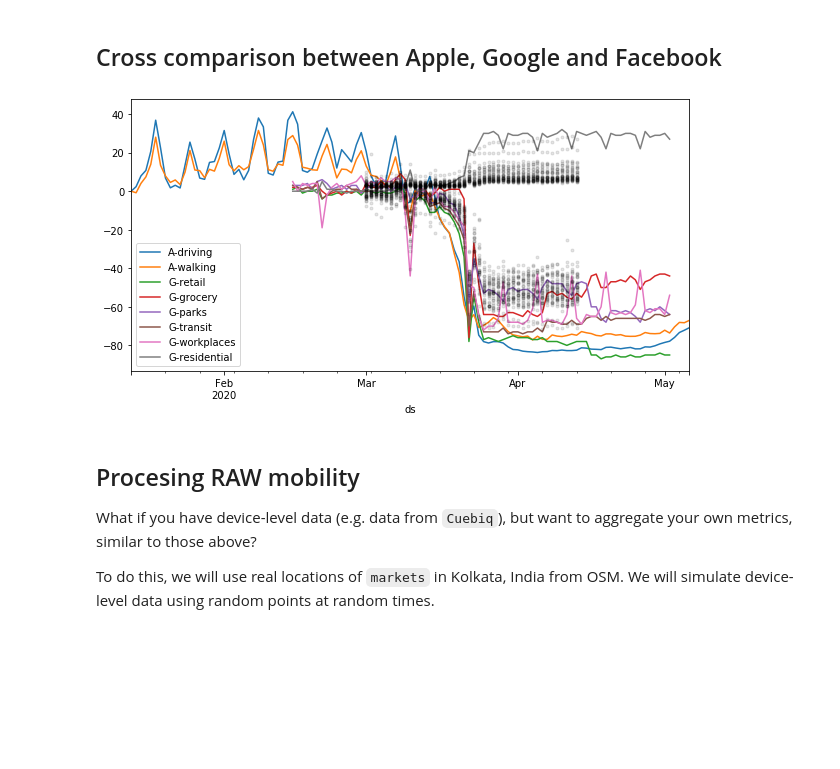
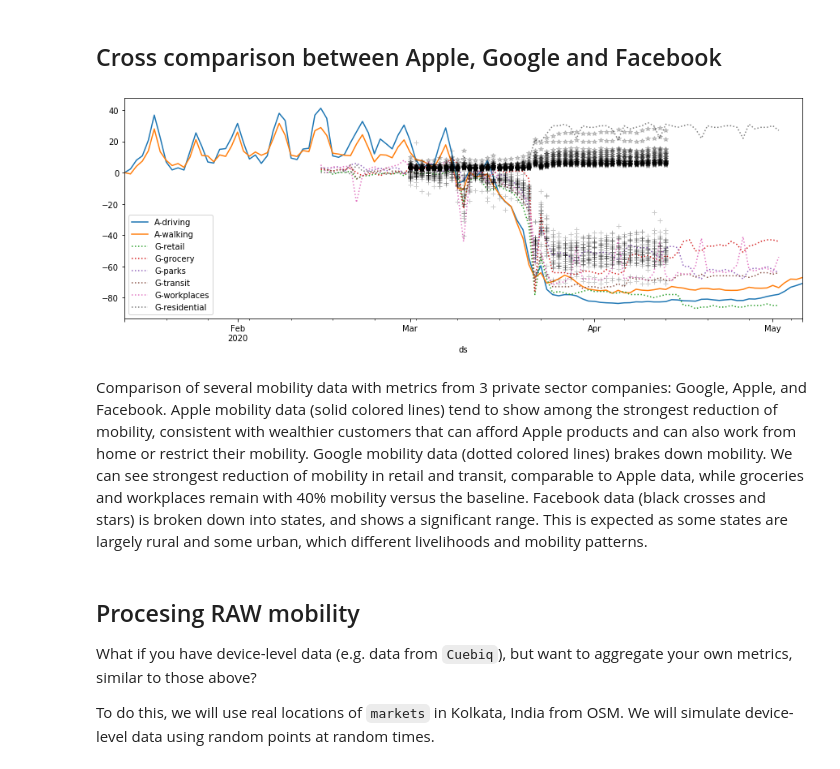
Before and after one commit to datapartnership/covid-19, a Jupyter notebook: Mobility metrics-India.ipynb, the cells around one changed output. Saved outputs shown, nothing was run; the diff lists cells and outputs as text; code cells hidden in the pictures; blank space fills up the shorter version.

```diff
--- a/Mobility metrics-India.ipynb
+++ b/Mobility metrics-India.ipynb
@@ -263,12 +263,14 @@ plt.show()
 # %% [markdown]
 ## Cross comparison between Apple, Google and Facebook
 # %%
-ax = (apple_mov-100).plot(figsize=(10, 5))
-(google_mov).plot(ax=ax)
-(mov*100).groupby('polygon_name')['r_tile'].plot(ax=ax,marker='.', linestyle='',color='black',alpha=0.1);
-(mov*100).groupby('polygon_name')['r_tiles'].plot(ax=ax,marker='.', linestyle='',color='black',alpha=0.1);
+ax = (apple_mov-100).plot(figsize=(15, 5))
+(google_mov).plot(marker='',linestyle=':',ax=ax)
+(mov*100).groupby('polygon_name')['r_tile'].plot(ax=ax,marker='*', linestyle='',color='black',alpha=0.2);
+(mov*100).groupby('polygon_name')['r_tiles'].plot(ax=ax,marker='+', linestyle='',color='black',alpha=0.2);
 # %% [output]
-[figure, old version]
+[figure, new version]
+# %% [markdown]
+Comparison of several mobility data with metrics from 3 private sector companies: Google, Apple, and Facebook. Apple mobility data (solid colored lines) tend to show among the strongest reduction of mobility, consistent with wealthier customers that can afford Apple products and can also work from home or restrict their mobility. Google mobility data (dotted colored lines) brakes down mobility. We can see strongest reduction of mobility in retail  and transit, comparable to Apple data, while groceries and workplaces remain with 40% mobility versus the baseline. Facebook data (black crosses and stars) is broken down into states, and shows a significant range. This is expected as some states are largely rural and some urban, which different livelihoods and mobility patterns.
 # %% [markdown]
 ## Procesing RAW mobility
 
```
Also changed, not shown: parts of 1 cell of this notebook.
